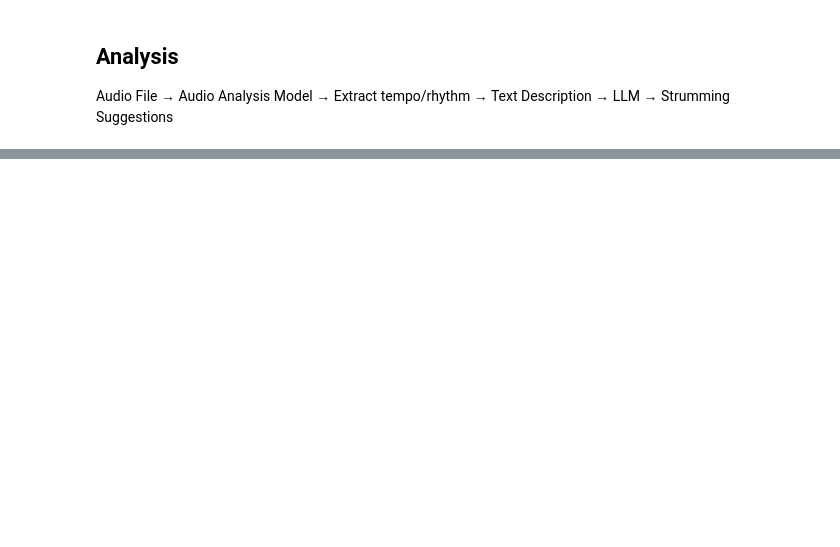
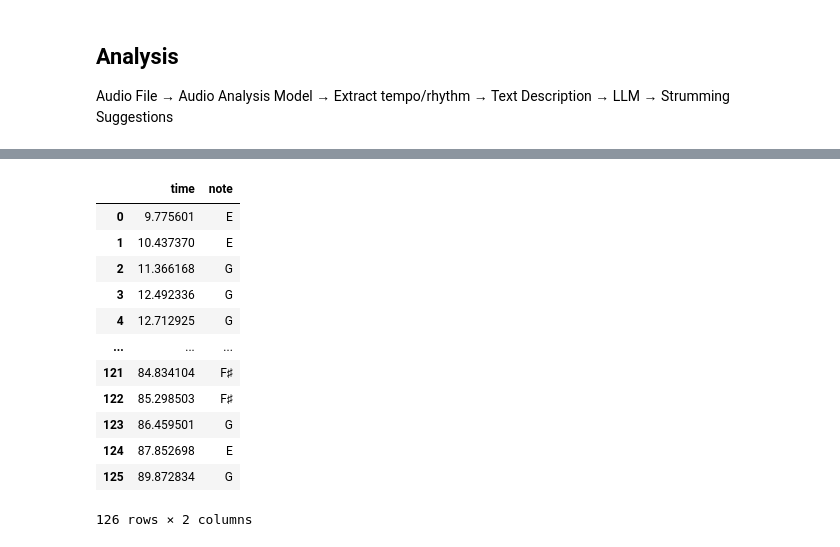
Before and after one commit to dancrake1/Guitar-Separator, a Jupyter notebook: testing/testing_split.ipynb, the cells around one changed output, grey strips where cells are left out. Drawn from its saved outputs; the diff is of its cells as text; code cells hidden in the pictures; blank space fills up the shorter version.

```diff
--- a/testing/testing_split.ipynb
+++ b/testing/testing_split.ipynb
@@ -1,3 +1,13 @@
+# %%
+import os
+
+# Create output directory
+output_dir = 'outputs'
+os.makedirs(output_dir, exist_ok=True)
+song_path = 'Fontaines_D.C._-_Bug_Official_Video.mp3'
+
+song_name = os.path.splitext(os.path.basename(song_path))[0].replace('_', '')
+os.makedirs(f'{output_dir}/{song_name}', exist_ok=True)
 # %%
 import torchaudio
 import torch
@@ -656,0 +560,16 @@ Sections:
+# %%
+data['notes_timeline']
+# %% [output]
+|  | time | note |
+| 0 | 9.775601 | E |
+| 1 | 10.437370 | E |
+| 2 | 11.366168 | G |
+| 3 | 12.492336 | G |
+| 4 | 12.712925 | G |
+| ... | ... | ... |
+| 121 | 84.834104 | F♯ |
+| 122 | 85.298503 | F♯ |
+| 123 | 86.459501 | G |
+| 124 | 87.852698 | E |
+| 125 | 89.872834 | G |
+126 rows × 2 columns
```
Also changed, not shown: parts of 10 cells of this notebook, 14 other files.
